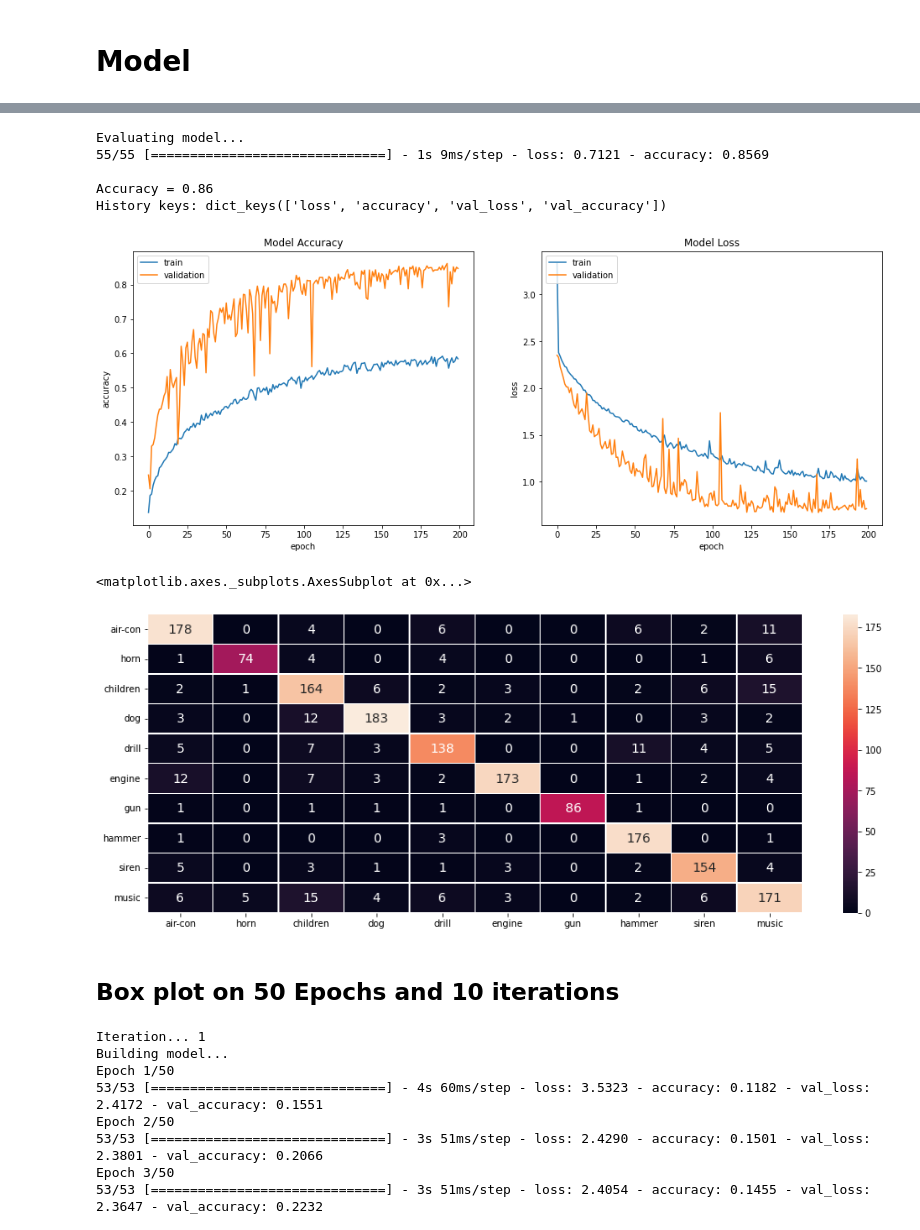
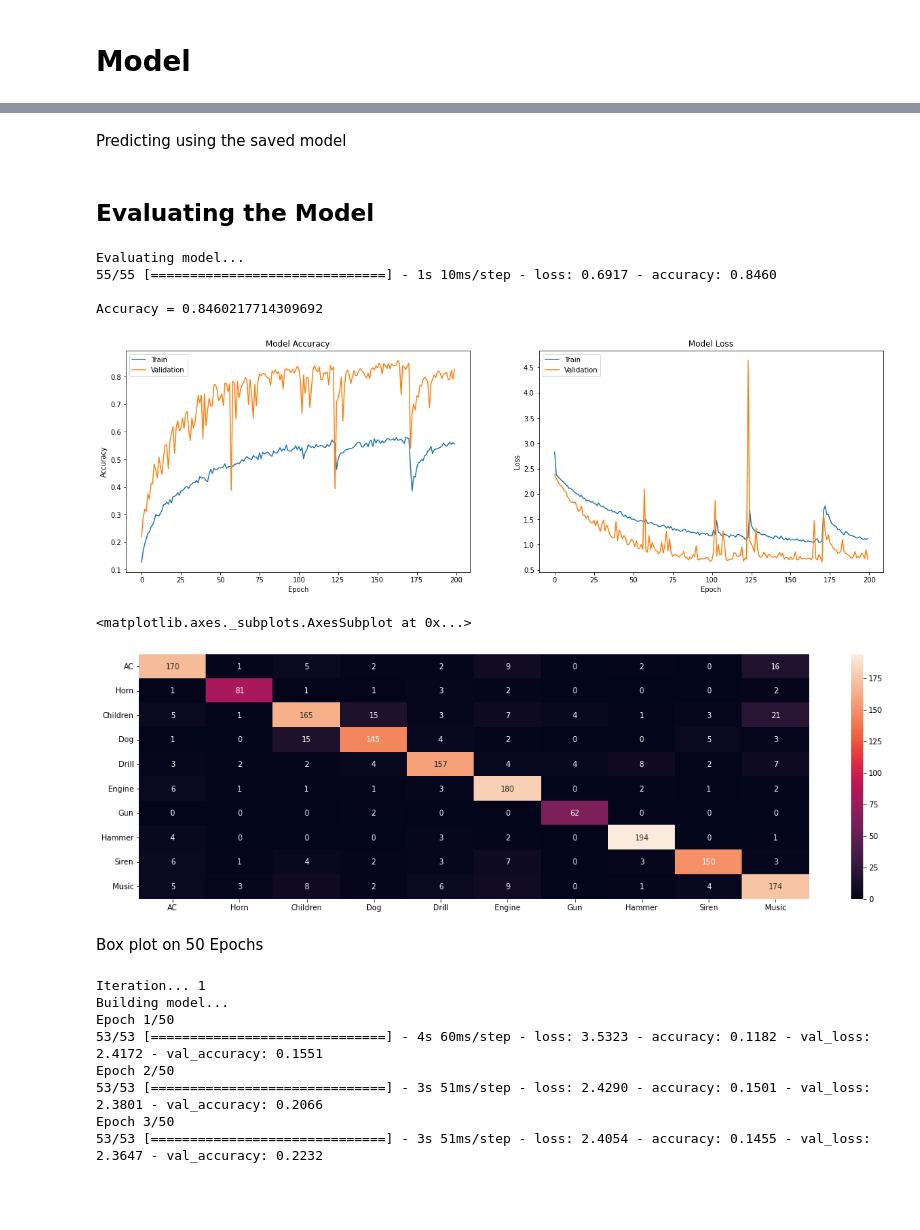
Before and after one commit to sh3r4zhassan/Deep-CNN-for-Environmental-Sound-Classification, a Jupyter notebook: CNN_MODEL.ipynb, the cells around one changed output, grey strips where cells are left out. Saved outputs shown, nothing was run; the diff lists cells and outputs as text; code cells hidden in the pictures; blank space fills up the shorter version.

Commit message:
Save model update

```diff
--- a/CNN_MODEL.ipynb
+++ b/CNN_MODEL.ipynb
@@ -94,0 +105,2 @@ The Evaluation code is based on example code posted by jaron https://github.com/
+# %% [markdown]
+Predicting using the saved model
@@ -95,47 +110,44 @@ The Evaluation code is based on example code posted by jaron https://github.com/
+# %% [markdown]
+## Evaluating the Model
 # %%
 print("Evaluating model...")
-y_prob = model.predict(X_test, verbose=0)
-y_pred = np.argmax(y_prob,1)
+y_pred = np.argmax(model.predict(X_test, verbose=0),1)
 y_true = np.argmax(y_test, 1)
-_, accuracy = model.evaluate(X_test, y_test, batch_size=32)
-print("\nAccuracy = {:.2f}".format(accuracy))
-fig = plt.figure(figsize=(16,6))
-print ("History keys:", (history.history.keys()))
-# summarise history for training and validation set accuracy
+accuracy = model.evaluate(X_test, y_test, batch_size=32)[1]
+print("\nAccuracy = "+str(accuracy))
+
+plt.figure(figsize=(20,6))
 plt.subplot(1,2,1)
 plt.plot(history.history['accuracy'])
 plt.plot(history.history['val_accuracy'])
 plt.title('Model Accuracy')
-plt.ylabel('accuracy')
-plt.xlabel('epoch')
-plt.legend(['train', 'validation'], loc='upper left')
+plt.ylabel('Accuracy')
+plt.xlabel('Epoch')
+plt.legend(['Train', 'Validation'], loc='upper left')
 
-# summarise history for training and validation set loss
 plt.subplot(1,2,2)
 plt.plot(history.history['loss'])
 plt.plot(history.history['val_loss'])
 plt.title('Model Loss')
-plt.ylabel('loss')
-plt.xlabel('epoch')
-plt.legend(['train', 'validation'], loc='upper left')
+plt.ylabel('Loss')
+plt.xlabel('Epoch')
+plt.legend(['Train', 'Validation'], loc='upper left')
 plt.show()
 
-labels = ["air-con","horn","children","dog","drill","engine","gun","hammer","siren","music"]
-cm = confusion_matrix(y_true, y_pred)
-df_cm = pd.DataFrame(cm, labels, labels)
-plt.figure(figsize = (16,6))
-sn.heatmap(df_cm, annot=True, annot_kws={"size": 14}, fmt='g', linewidths=.5)
+classes = ["AC","Horn","Children","Dog","Drill","Engine","Gun","Hammer","Siren","Music"]
+df_cm = pd.DataFrame(confusion_matrix(y_true, y_pred), classes, classes)
+plt.figure(figsize=(20,6))
+sn.heatmap(df_cm, annot=True, annot_kws={"size": 10}, fmt='g')
 # %% [output]
 Evaluating model...
-55/55 [==============================] - 1s 9ms/step - loss: 0.7121 - accuracy: 0.8569
+55/55 [==============================] - 1s 10ms/step - loss: 0.6917 - accuracy: 0.8460
 
-Accuracy = 0.86
-History keys: dict_keys(['loss', 'accuracy', 'val_loss', 'val_accuracy'])
+Accuracy = 0.8460217714309692
-[figure, old version]
+[figure, new version]
 <matplotlib.axes._subplots.AxesSubplot at 0x...>
-[figure, old version]
+[figure, new version]
 # %% [markdown]
-## Box plot on 50 Epochs and 10 iterations
+Box plot on 50 Epochs
 # %%
 accuracy_array=[]
 
```
Also changed, not shown: parts of 7 cells of this notebook, 1 other file.
